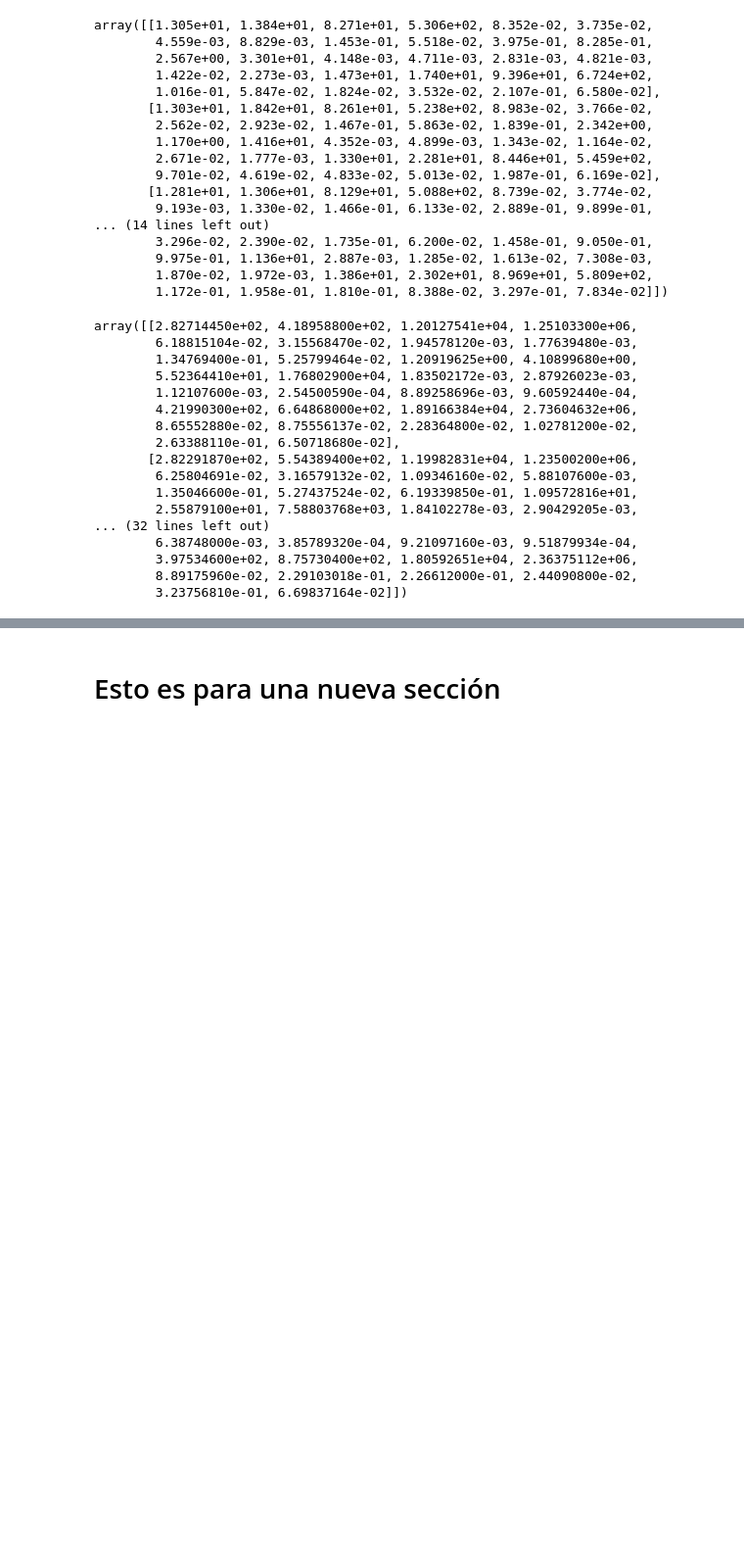
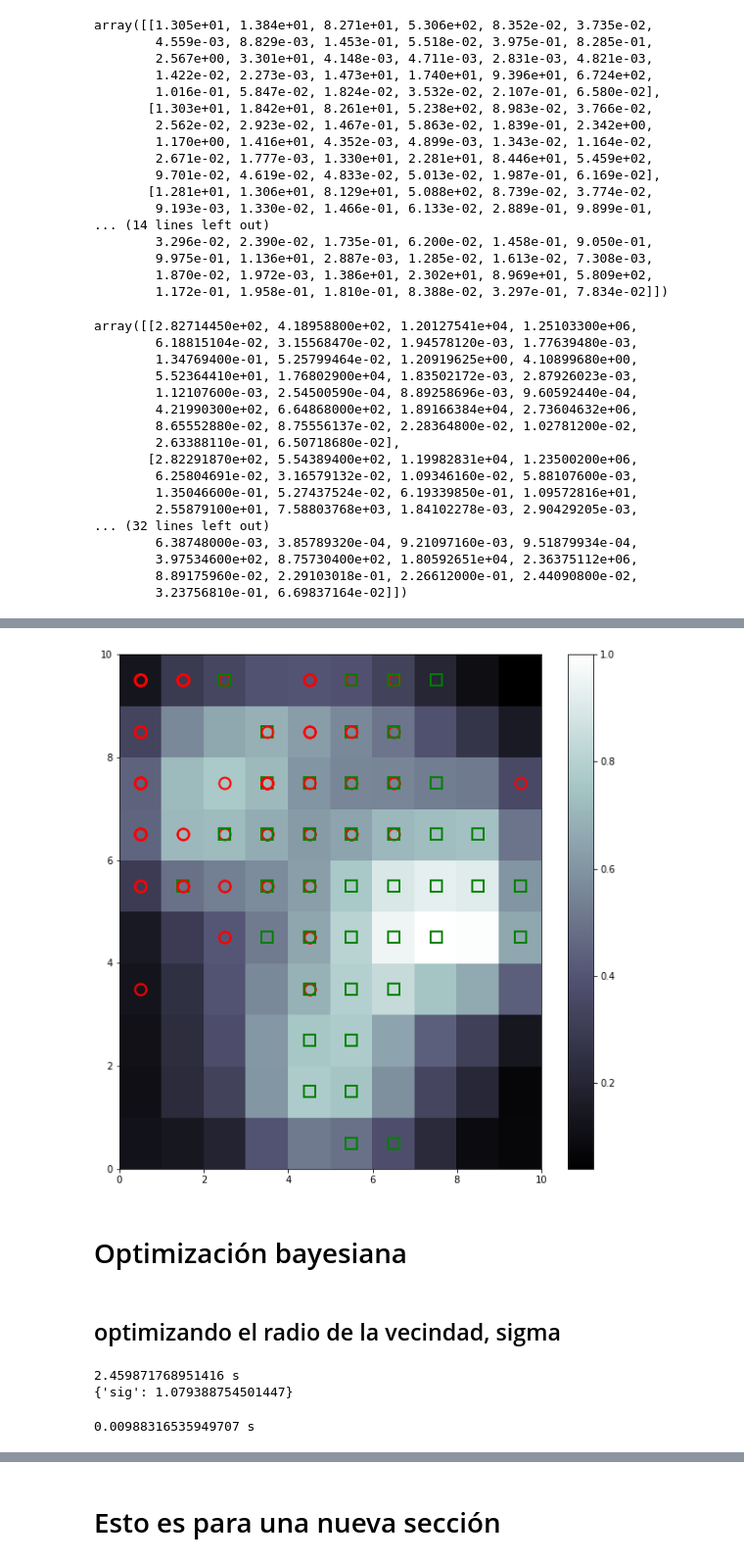
Before and after one commit to qSergio/Tutorial-Multiclases, a Jupyter notebook: Ejemplos/Untitled.ipynb, the cells around one changed output, grey strips where cells are left out. Shown at 98% size. Cells and saved outputs as stored; diff of their text form; code cells hidden in the pictures; blank space fills up the shorter version.

Commit message:
Se actualiza ejemplo de SOM con optimización de hiperparámetros

```diff
--- a/Ejemplos/Untitled.ipynb
+++ b/Ejemplos/Untitled.ipynb
@@ -133,0 +294,28 @@ array([[2.82714450e+02, 4.18958800e+02, 1.20127541e+04, 1.25103300e+06,
+# %%
+plot_som(som)
+# %% [output]
+[figure, added]
+# %% [markdown]
+# Optimización bayesiana
+# %% [markdown]
+## optimizando el radio de la vecindad, sigma
+# %%
+start_time = time.time()
+
+best = fmin(
+    fn = lambda sig: MiniSom(x=x,
+                             y=y,
+                             input_len=input_len,
+                             sigma=sig,
+                             learning_rate=learning_rate).quantization_error(data),
+    space = hp.uniform("sig", 0.001 , x/2.01),
+    algo = tpe.suggest,
+    max_evals = 200)
+
+elapsed_time = time.time() - start_time
+
+print(elapsed_time, "s")
+print(best)
+# %% [output]
+2.459871768951416 s
+{'sig': 1.079388754501447}
@@ -133,0 +324,4 @@ array([[2.82714450e+02, 4.18958800e+02, 1.20127541e+04, 1.25103300e+06,
+# %%
+som = train_som(x,y,input_len,sigma,learning_rate)
+# %% [output]
+0.00988316535949707 s
```
Also changed, not shown: parts of 27 cells of this notebook.
